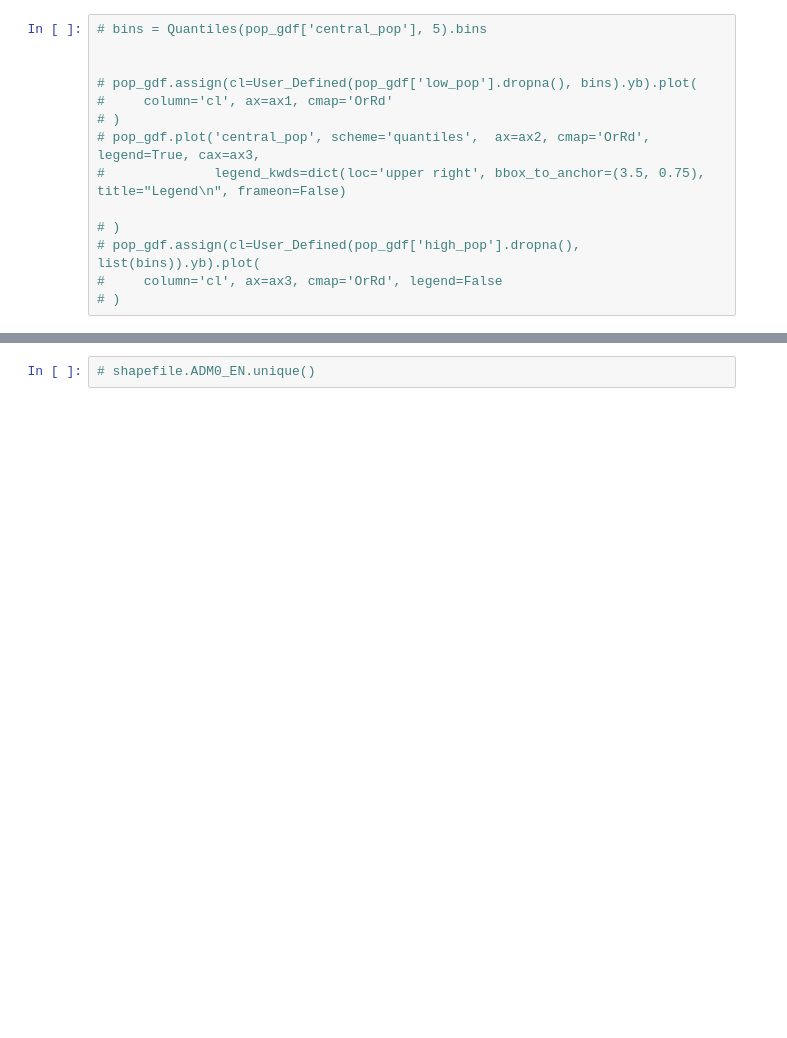
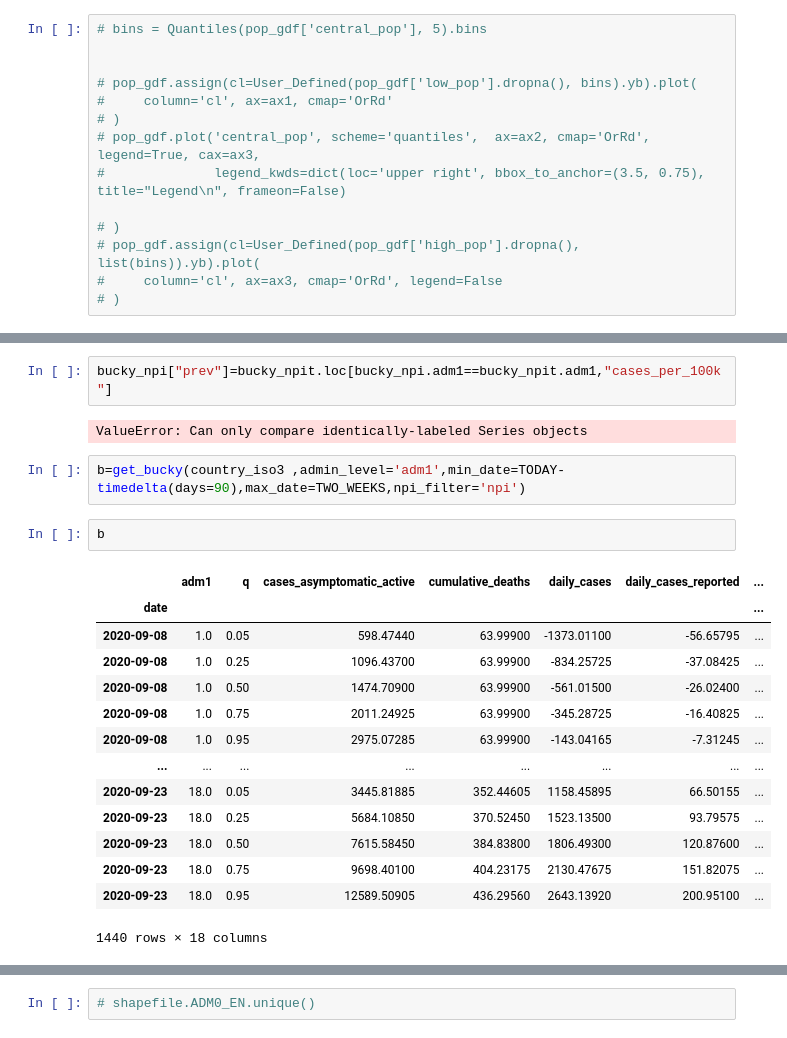
Before and after one commit to OCHA-DAP/pa-COVID-model-reports, a Jupyter notebook: Test_graphlegend.ipynb, the cells around one changed output, grey strips where cells are left out. Saved outputs shown, nothing was run; the diff lists cells and outputs as text; blank space fills up the shorter version.

```diff
--- a/Test_graphlegend.ipynb
+++ b/Test_graphlegend.ipynb
@@ -233,0 +379,23 @@ shapefile = shapefile.merge(bucky_npi, left_on=parameters['adm1_pcode'], right_o
+# %%
+bucky_npi["prev"]=bucky_npit.loc[bucky_npi.adm1==bucky_npit.adm1,"cases_per_100k"]
+# %% [output]
+ValueError: Can only compare identically-labeled Series objects
+# %%
+b=get_bucky(country_iso3 ,admin_level='adm1',min_date=TODAY-timedelta(days=90),max_date=TWO_WEEKS,npi_filter='npi')
+# %%
+b
+# %% [output]
+|  | adm1 | q | cases_asymptomatic_active | cumulative_deaths | daily_cases | daily_cases_reported | ... |
+| date |  |  |  |  |  |  | ... |
+| 2020-09-08 | 1.0 | 0.05 | 598.47440 | 63.99900 | -1373.01100 | -56.65795 | ... |
+| 2020-09-08 | 1.0 | 0.25 | 1096.43700 | 63.99900 | -834.25725 | -37.08425 | ... |
+| 2020-09-08 | 1.0 | 0.50 | 1474.70900 | 63.99900 | -561.01500 | -26.02400 | ... |
+| 2020-09-08 | 1.0 | 0.75 | 2011.24925 | 63.99900 | -345.28725 | -16.40825 | ... |
+| 2020-09-08 | 1.0 | 0.95 | 2975.07285 | 63.99900 | -143.04165 | -7.31245 | ... |
+| ... | ... | ... | ... | ... | ... | ... | ... |
+| 2020-09-23 | 18.0 | 0.05 | 3445.81885 | 352.44605 | 1158.45895 | 66.50155 | ... |
+| 2020-09-23 | 18.0 | 0.25 | 5684.10850 | 370.52450 | 1523.13500 | 93.79575 | ... |
+| 2020-09-23 | 18.0 | 0.50 | 7615.58450 | 384.83800 | 1806.49300 | 120.87600 | ... |
+| 2020-09-23 | 18.0 | 0.75 | 9698.40100 | 404.23175 | 2130.47675 | 151.82075 | ... |
+| 2020-09-23 | 18.0 | 0.95 | 12589.50905 | 436.29560 | 2643.13920 | 200.95100 | ... |
+1440 rows × 18 columns
```
Also changed, not shown: parts of 18 cells of this notebook.
